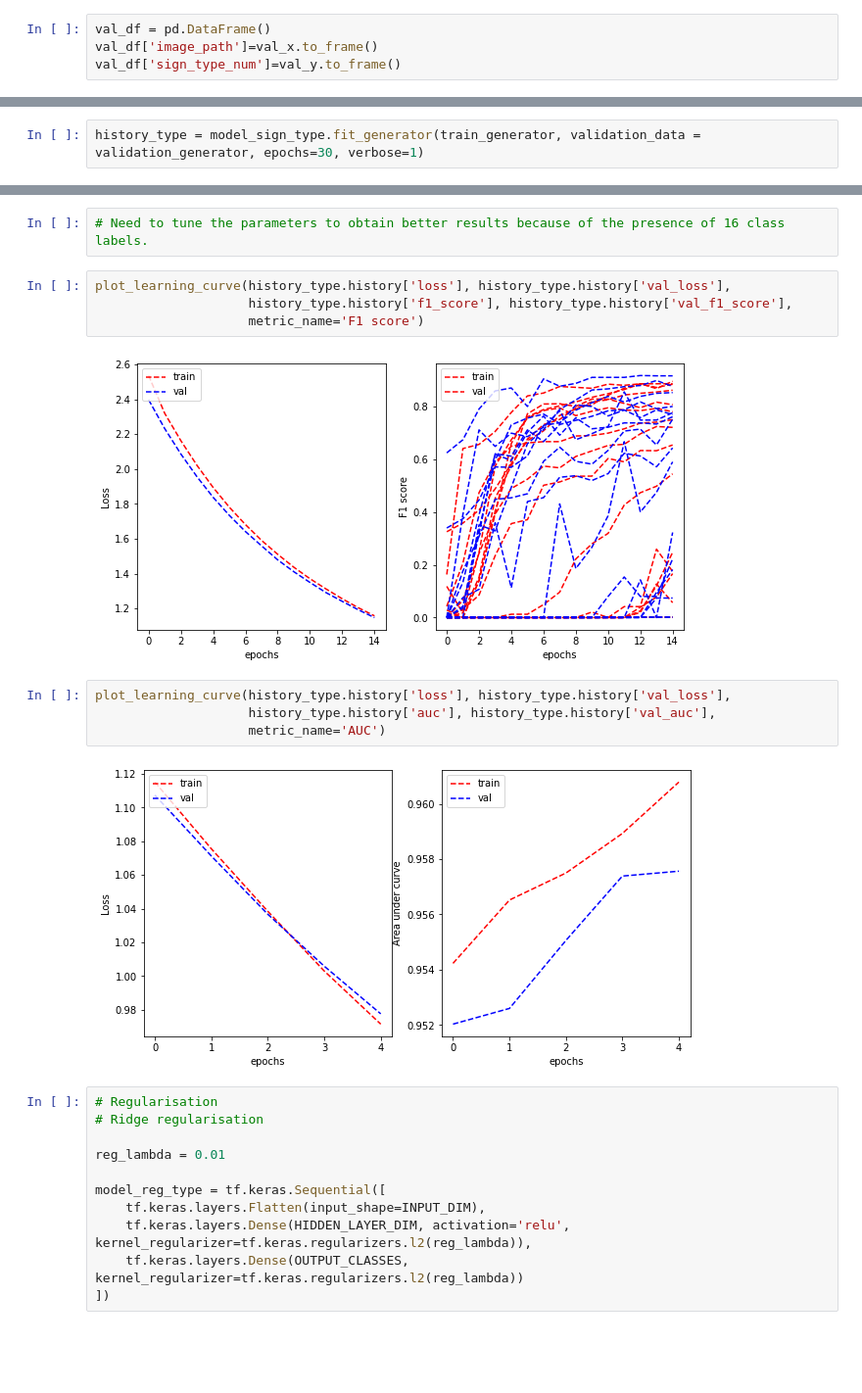
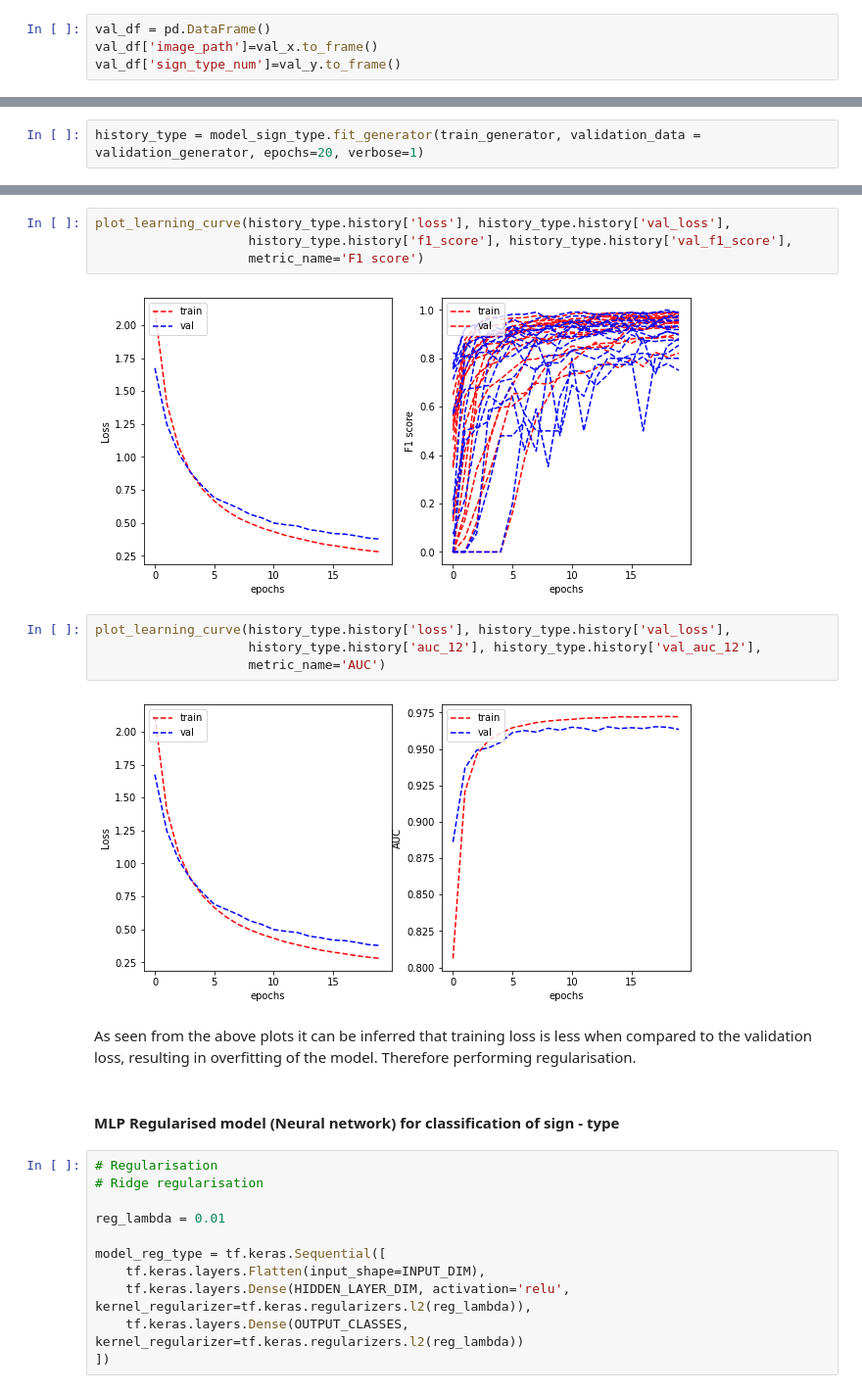
Before and after one commit to Sup-Yam/cmlassignment2, a Jupyter notebook: Assignment2_S3860925_S3825856.ipynb, the cells around one changed output, grey strips where cells are left out. Shown at 98% size. Saved outputs shown, nothing was run; the diff lists cells and outputs as text; blank space fills up the shorter version.

```diff
--- a/Assignment2_S3860925_S3825856.ipynb
+++ b/Assignment2_S3860925_S3825856.ipynb
@@ -1082,3 +1110,3 @@ Note: Since the methodology for the classification of sign- type is similar to t
 # %%
-history_type = model_sign_type.fit_generator(train_generator, validation_data = validation_generator, epochs=30, verbose=1)
+history_type = model_sign_type.fit_generator(train_generator, validation_data = validation_generator, epochs=20, verbose=1)
 # %% [output]
@@ -1095,17 +1130,19 @@ Epoch 5/5
-# %%
-# Need to tune the parameters to obtain better results because of the presence of 16 class labels.
 # %%
 plot_learning_curve(history_type.history['loss'], history_type.history['val_loss'],
                     history_type.history['f1_score'], history_type.history['val_f1_score'],
                     metric_name='F1 score')
 # %% [output]
-[figure, old version]
+[figure, new version]
 # %%
 plot_learning_curve(history_type.history['loss'], history_type.history['val_loss'],
-                    history_type.history['auc'], history_type.history['val_auc'],
+                    history_type.history['auc_12'], history_type.history['val_auc_12'],
                     metric_name='AUC')
 # %% [output]
-[figure, old version]
+[figure, new version]
+# %% [markdown]
+As seen from the above plots it can be inferred that training loss is less when compared to the validation loss, resulting in overfitting of the model. Therefore performing regularisation.
+# %% [markdown]
+#### MLP Regularised model (Neural network)  for classification of sign - type
 # %%
 # Regularisation
 # Ridge regularisation
```
Also changed, not shown: parts of 78 cells of this notebook.
